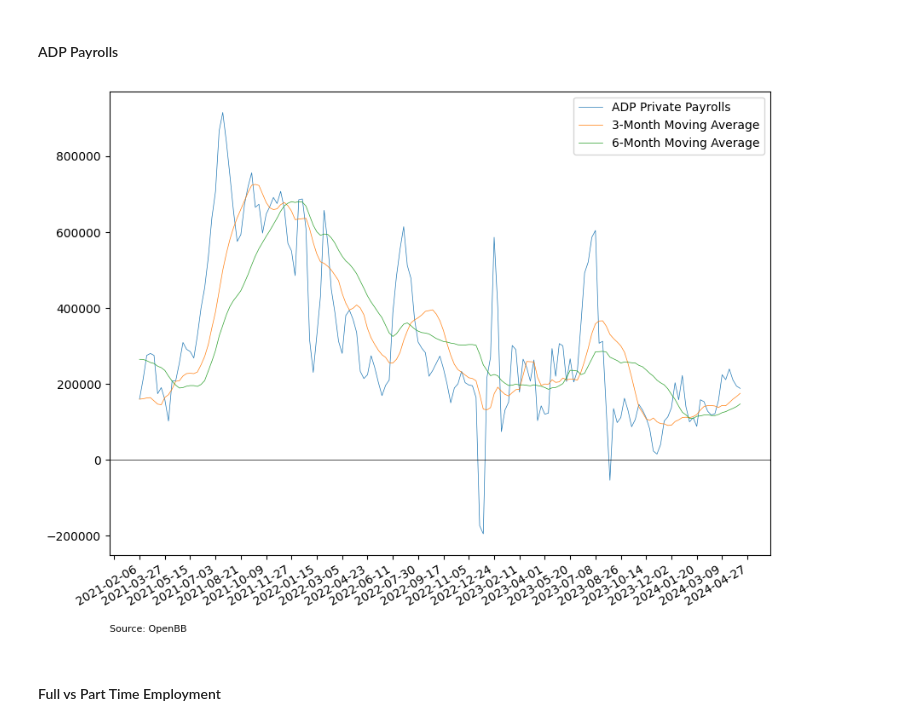
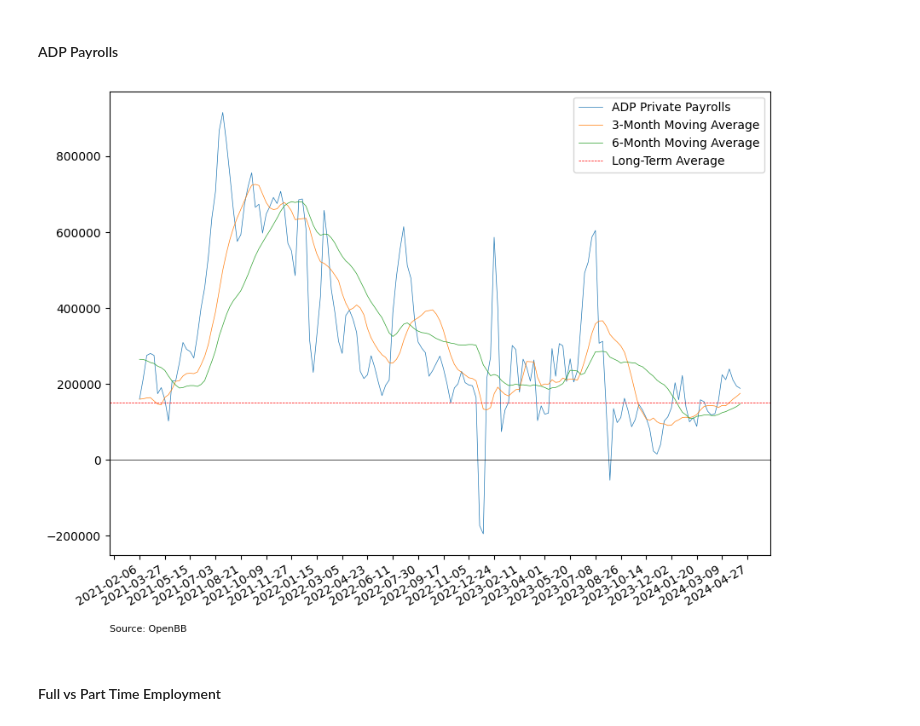
Before and after one commit to PatrickHLewis/Macro-Dashboard, a Jupyter notebook: Macro_Dashboard/Macro_Drivers/Labor/Labor.ipynb, the cells around one changed output. Cells and saved outputs as stored; diff of their text form; code cells hidden in the pictures.

```diff
--- a/Macro_Dashboard/Macro_Drivers/Labor/Labor.ipynb
+++ b/Macro_Dashboard/Macro_Drivers/Labor/Labor.ipynb
@@ -139,22 +140,23 @@ ADP.index = pd.to_datetime(ADP.index).strftime('%Y-%m-%d')
 # %%
 chart_start = "2021-02"
 
 y1 = ADP['ADPWNUSNERSA'].loc[chart_start:]
 y2 = ADP['ADPWNUSNERSA_3m'].loc[chart_start:]
 y3 = ADP['ADPWNUSNERSA_6m'].loc[chart_start:]
 
 fig, ax = plt.subplots(figsize=(10,8))
 ax.plot(y1, label="ADP Private Payrolls", linewidth=0.5)
 ax.plot(y2, label="3-Month Moving Average", linewidth=0.5)
 ax.plot(y3, label="6-Month Moving Average", linewidth=0.5)
 ax.axhline(y=0, linestyle = '-', color = 'black', linewidth=0.5)
+ax.axhline(y=ADP['ADPWNUSNERSA'].mean(), linestyle = '--', color = 'red',label='Long-Term Average', linewidth=0.5)
 plt.legend()
 space = 7
 ax.xaxis.set_major_locator(ticker.MultipleLocator(space))
 plt.annotate('Source: OpenBB', xy=(0, -65), xycoords='axes points', color='black', fontsize=8)
 fig.autofmt_xdate()
 # %% [output]
-[figure, old version]
+[figure, new version]
 # %% [markdown]
 #### Full vs Part Time Employment
 # %%
```
Also changed, not shown: parts of 8 cells of this notebook, 6 other files.
